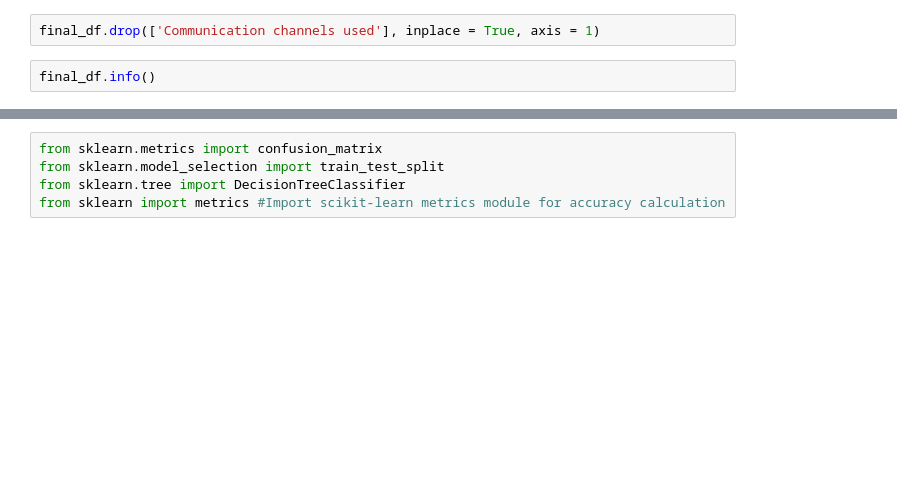
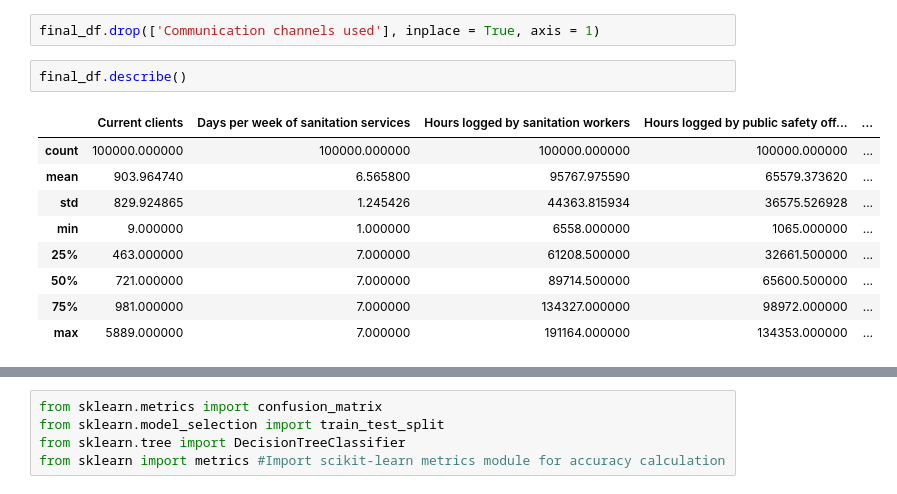
Before and after one commit to Pooja123667/Smart_Tendering_ML, a Jupyter notebook: Smart_Tender_system_Final_1.ipynb, the cells around one changed output, grey strips where cells are left out. Drawn from its saved outputs; the diff is of its cells as text; blank space fills up the shorter version.

```diff
--- a/Smart_Tender_system_Final_1.ipynb
+++ b/Smart_Tender_system_Final_1.ipynb
@@ -228,6 +560,16 @@ final_df.info()
 # %%
 final_df.drop(['Communication channels used'], inplace = True, axis = 1)
 # %%
-final_df.info()
+final_df.describe()
+# %% [output]
+|  | Current clients | Days per week of sanitation services | Hours logged by sanitation workers | Hours logged by public safety off... | ... |
+| count | 100000.000000 | 100000.000000 | 100000.000000 | 100000.000000 | ... |
+| mean | 903.964740 | 6.565800 | 95767.975590 | 65579.373620 | ... |
+| std | 829.924865 | 1.245426 | 44363.815934 | 36575.526928 | ... |
+| min | 9.000000 | 1.000000 | 6558.000000 | 1065.000000 | ... |
+| 25% | 463.000000 | 7.000000 | 61208.500000 | 32661.500000 | ... |
+| 50% | 721.000000 | 7.000000 | 89714.500000 | 65600.500000 | ... |
+| 75% | 981.000000 | 7.000000 | 134327.000000 | 98972.000000 | ... |
+| max | 5889.000000 | 7.000000 | 191164.000000 | 134353.000000 | ... |
 # %%
 final_df.head()
```
Also changed, not shown: parts of 72 cells of this notebook, 2 other files.
